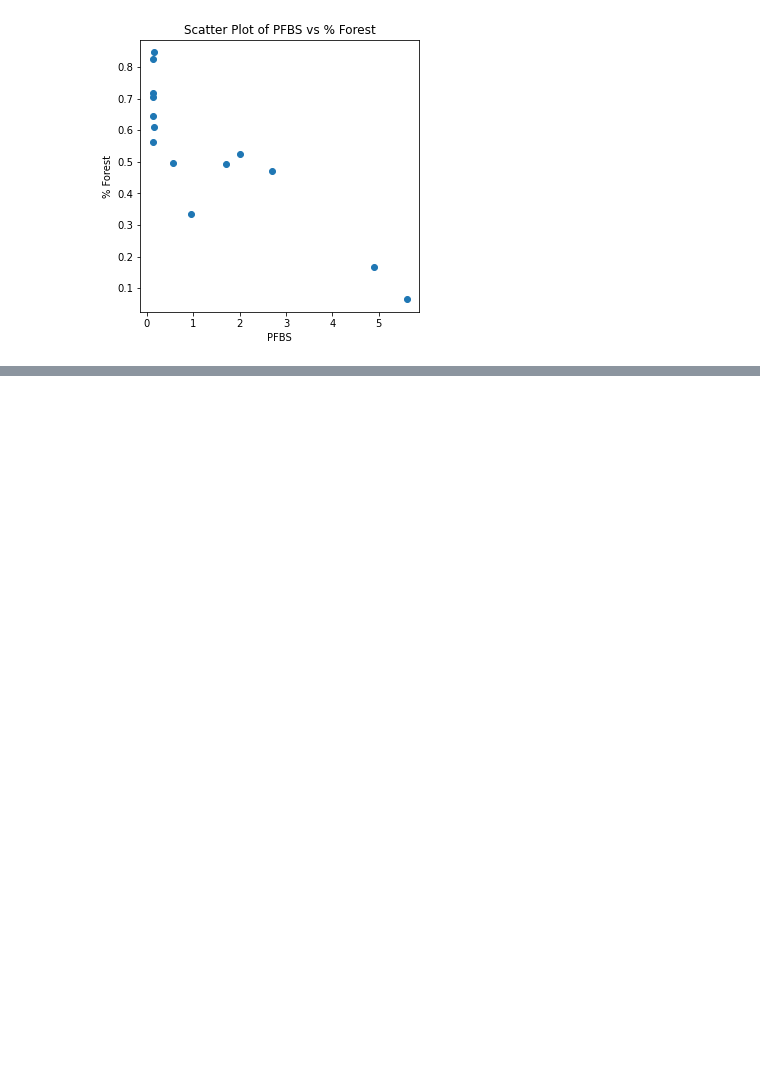
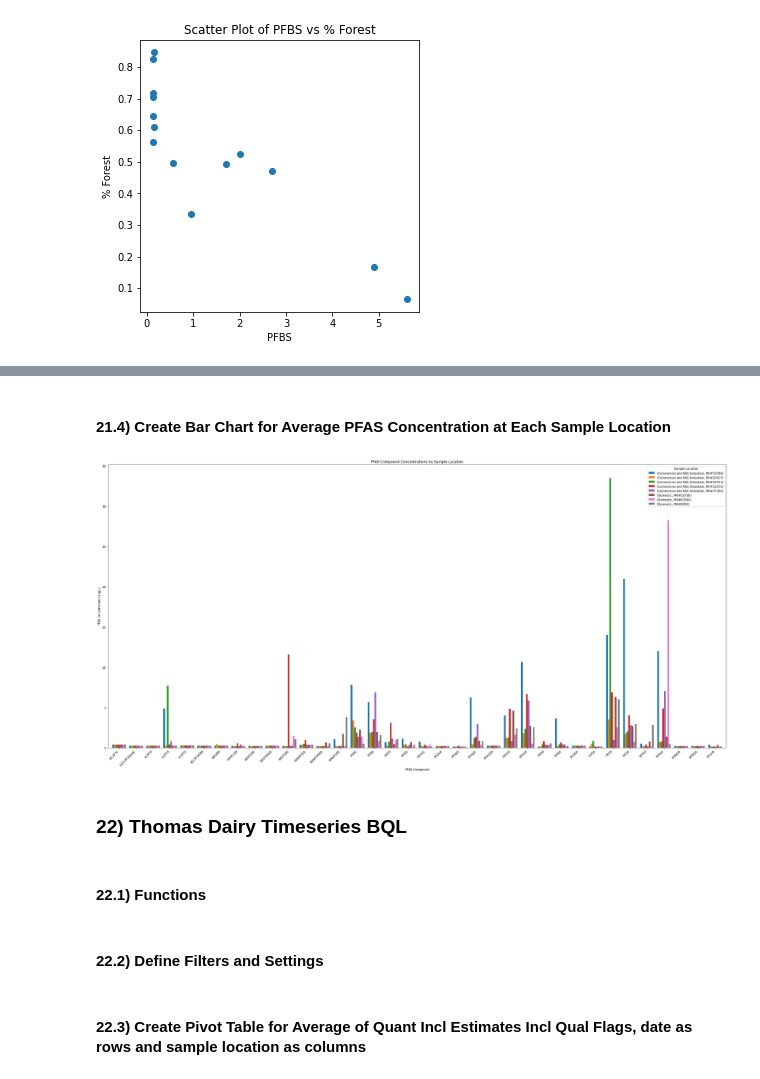
Before and after one commit to Clean-Water-Services/Jupyter-Notebooks, a Jupyter notebook: PFAS_Toolbox.ipynb, the cells around one changed output, grey strips where cells are left out. Saved outputs shown, nothing was run; the diff lists cells and outputs as text; code cells hidden in the pictures; blank space fills up the shorter version.

```diff
--- a/PFAS_Toolbox.ipynb
+++ b/PFAS_Toolbox.ipynb
@@ -96,7 +91,7 @@ KeyboardInterrupt:
 # Import PFAS Attributes
 
 #Specify where the file is saved use '/' instead of '\'
-excel_file_path = 'U:/Research_and_Innovation/_ModellingGroupProjects/PFAS Investigations/Data and analysis/Database as of 11-27-2023 w Plots for ACWA Toxics.xlsm'
+excel_file_path = 'U:/Research_and_Innovation/_ModellingGroupProjects/PFAS Investigations/Data and analysis/Old Databases and Spreadsheets/Database as of 11-27-2023 w Plots for ACWA Toxics.xlsm'
 #Specify sheet name
 sheet_name = 'PFAS Attributes'
 
@@ -3613,0 +3946,20 @@ plot_scatter(merged_df, 'PFBS', '% Forest',fig_size=(5,5))
+# %%
+def plot_pfas_compound_bars(pivot_table, figsize=(10, 6)):
+    """
+    Creates a bar chart from a pivot table with 'PFAS Compound' as the x-axis and separate bars for each 'Sample Location'.
+
+    Args:
+        pivot_table (pd.DataFrame): A pivot table with 'PFAS Compound' as rows, 'Sample Location' as columns, and the values are the measurements.
+        figsize (tuple, optional): Figure size (width, height) in inches (default is (10, 6)).
+    """
+    # Plotting
+    pivot_table.plot(kind='bar', figsize=figsize, width=0.8)
+
+    plt.title('PFAS Compound Concentrations by Sample Location')
+    plt.xlabel('PFAS Compound')
+    plt.ylabel('PFAS Concentration (ng/L)')
+    plt.xticks(rotation=45, ha='right')  # Rotate x-axis labels for better readability
+    plt.legend(title='Sample Location')
+    plt.tight_layout()  # Adjust layout to make room for the rotated x-axis labels
+
+    plt.show()
@@ -3613,0 +3968,12 @@ plot_scatter(merged_df, 'PFBS', '% Forest',fig_size=(5,5))
+# %%
+#qual_summary_filter (list): A list of values to filter the 'Qual Summary (Grade for filtering)' column.
+qual_summary_filter=filter_qual_summary = ['Good','Probably Ok','']
+
+#start_date (str): The start date for filtering 'Sample Date' in 'YYYY-MM-DD' format.
+start_date='2023-06-06'
+
+#end_date (str): The end date for filtering 'Sample Date' in 'YYYY-MM-DD' format.
+end_date='2023-10-06'
+
+#type_filter (list): A list of types to filter the 'Type' column.
+type_filter=['Manhole']
@@ -3613,0 +3982,6 @@ plot_scatter(merged_df, 'PFBS', '% Forest',fig_size=(5,5))
+# %%
+pivot_table=create_custom_pivot_table(data_df, type_filter, start_date, end_date, qual_summary_filter)
+# Rename the index of data_df using the mapping (No need to change)
+pivot_table.index = pivot_table.index.map(pfas_mapping)
+pivot_table.fillna('NS', inplace=True)
+pivot_table
@@ -3613,0 +4008,10 @@ plot_scatter(merged_df, 'PFBS', '% Forest',fig_size=(5,5))
+# %% [markdown]
+#### 21.4) Create Bar Chart for Average PFAS Concentration at Each Sample Location
+# %%
+plot_pfas_compound_bars(pivot_table, figsize=(30,15))
+# %% [output]
+[figure, added]
+# %% [markdown]
+### 22) Thomas Dairy Timeseries BQL
+# %% [markdown]
+#### 22.1) Functions
@@ -3613,0 +4136,2 @@ plot_scatter(merged_df, 'PFBS', '% Forest',fig_size=(5,5))
+# %% [markdown]
+#### 22.2) Define Filters and Settings
@@ -3613,0 +4168,2 @@ plot_scatter(merged_df, 'PFBS', '% Forest',fig_size=(5,5))
+# %% [markdown]
+#### 22.3) Create Pivot Table for Average of Quant Incl Estimates Incl Qual Flags, date as rows and sample location as columns
```
Also changed, not shown: parts of 79 cells of this notebook.
